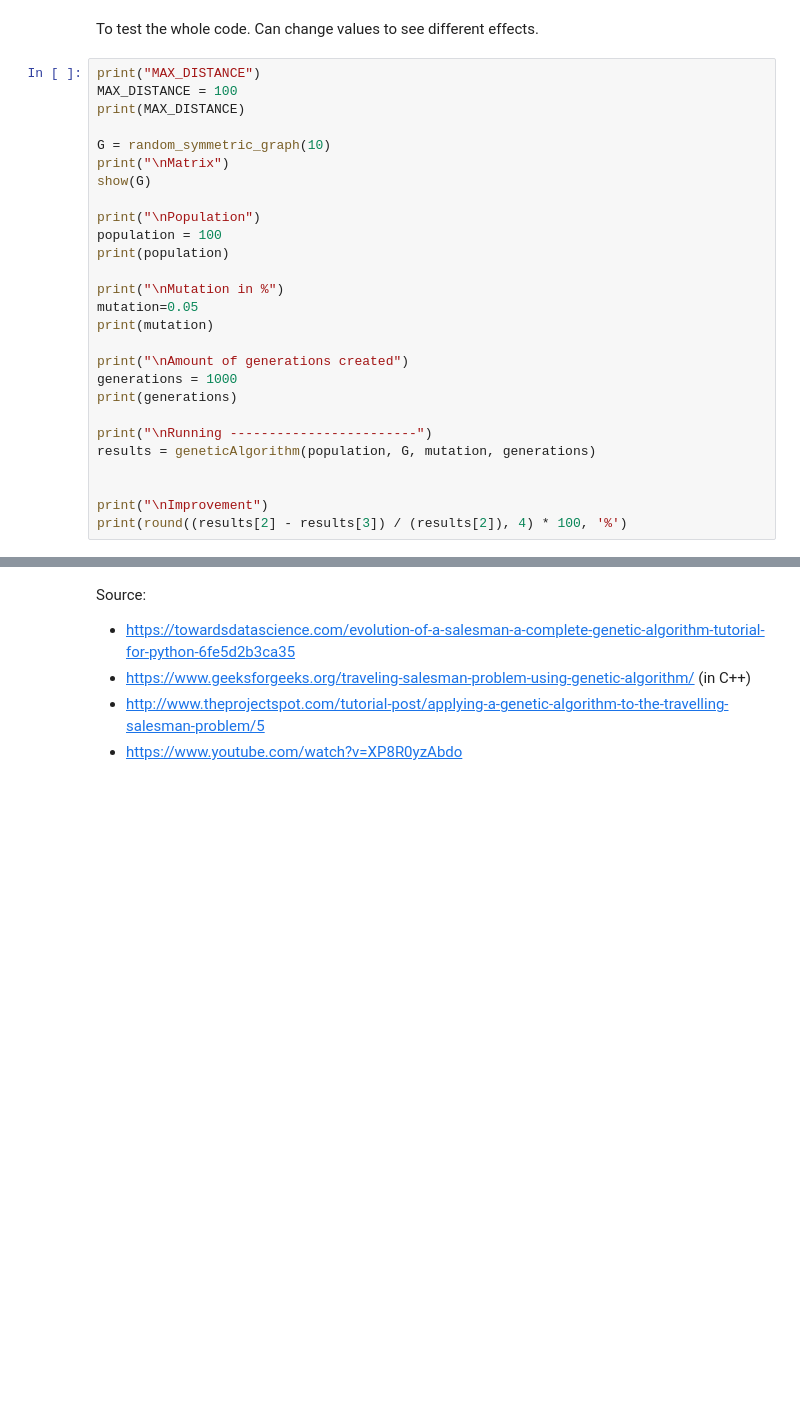
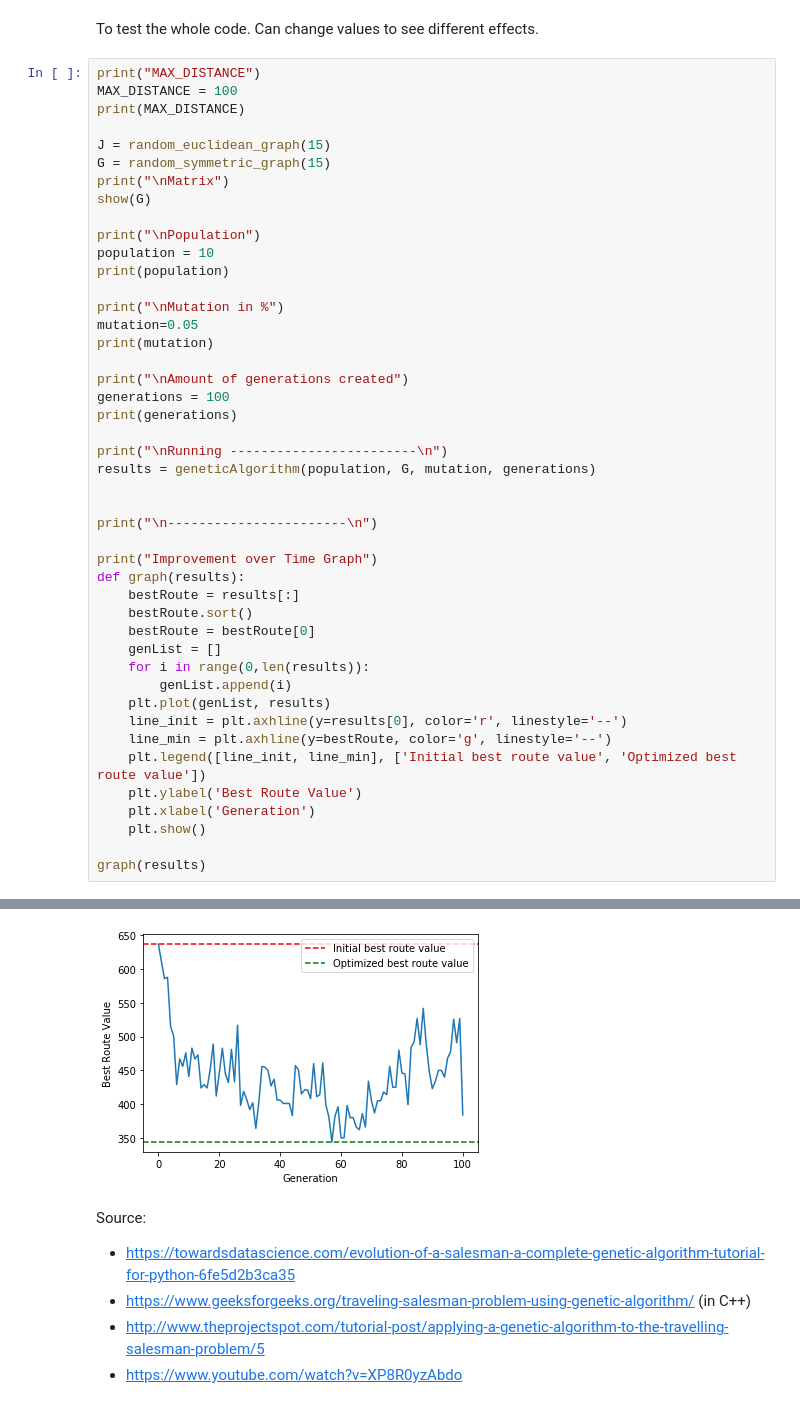
Before and after one commit to karamanr/Jypiter-Notebook-assignment, a Jupyter notebook: Genetic Algorithm.ipynb, the cells around one changed output, grey strips where cells are left out. Drawn from its saved outputs; the diff is of its cells as text; blank space fills up the shorter version.

```diff
--- a/Genetic Algorithm.ipynb
+++ b/Genetic Algorithm.ipynb
@@ -322,12 +335,13 @@ print("MAX_DISTANCE")
 MAX_DISTANCE = 100
 print(MAX_DISTANCE)
 
-G = random_symmetric_graph(10)
+J = random_euclidean_graph(15)
+G = random_symmetric_graph(15)
 print("\nMatrix")
 show(G)
 
 print("\nPopulation")
-population = 100
+population = 10
 print(population)
 
 print("\nMutation in %")
@@ -335,15 +349,32 @@ mutation=0.05
 print(mutation)
 
 print("\nAmount of generations created")
-generations = 1000
+generations = 100
 print(generations)
 
-print("\nRunning ------------------------")
+print("\nRunning ------------------------\n")
 results = geneticAlgorithm(population, G, mutation, generations)
 
 
-print("\nImprovement")
-print(round((results[2] - results[3]) / (results[2]), 4) * 100, '%')
+print("\n-----------------------\n")
+
+print("Improvement over Time Graph")
+def graph(results):
+    bestRoute = results[:]
+    bestRoute.sort()
+    bestRoute = bestRoute[0]
+    genList = []
+    for i in range(0,len(results)):
+        genList.append(i)
+    plt.plot(genList, results)
+    line_init = plt.axhline(y=results[0], color='r', linestyle='--')
+    line_min = plt.axhline(y=bestRoute, color='g', linestyle='--')
+    plt.legend([line_init, line_min], ['Initial best route value', 'Optimized best route value'])
+    plt.ylabel('Best Route Value')
+    plt.xlabel('Generation')
+    plt.show()
+
+graph(results)
 # %% [output]
 MAX_DISTANCE
 100
@@ -365,3 +396,4 @@ Improvement
+[figure, added]
 # %% [markdown]
 Source:
 * https://towardsdatascience.com/evolution-of-a-salesman-a-complete-genetic-algorithm-tutorial-for-python-6fe5d2b3ca35
```
Also changed, not shown: parts of 4 cells of this notebook.
